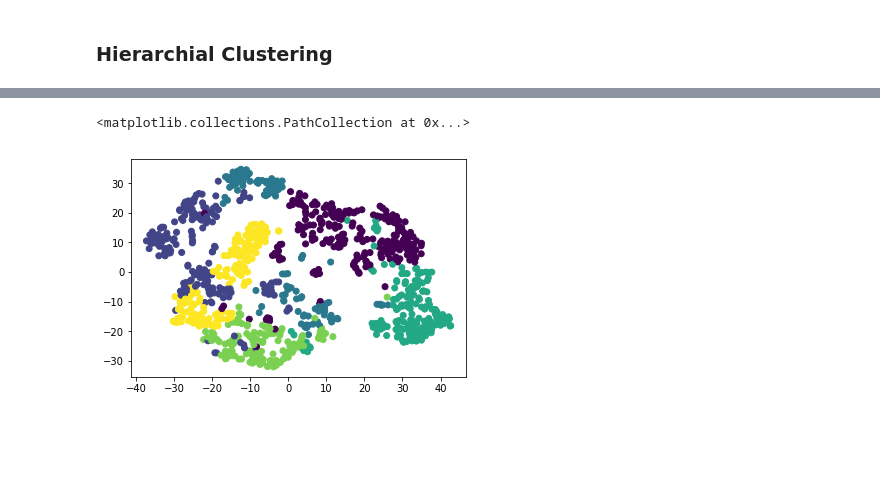
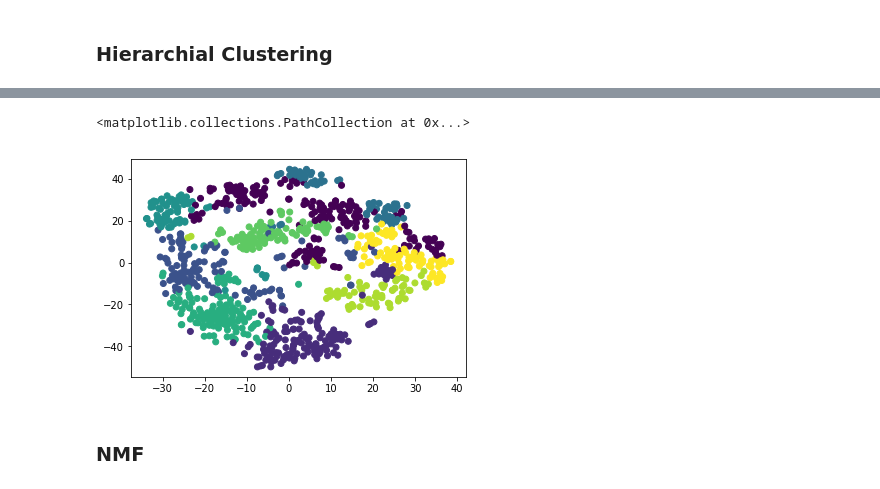
Before and after one commit to dariazhuk357/Capstone_Project_2, a Jupyter notebook: Machine Learning/Machine Learning .ipynb, the cells around one changed output, grey strips where cells are left out. Saved outputs shown, nothing was run; the diff lists cells and outputs as text; code cells hidden in the pictures; blank space fills up the shorter version.

```diff
--- a/Machine Learning/Machine Learning .ipynb
+++ b/Machine Learning/Machine Learning .ipynb
@@ -27,8 +32,8 @@ df_dv.head()
 ### Scaling data
 # %%
 array=df_dv.drop(columns='Title').values
-std_sc=StandardScaler()
-array=std_sc.fit_transform(array)
+st_sc=StandardScaler()
+st_sc_array=st_sc.fit_transform(array)
 # %% [markdown]
 ### Dimensionality Reduction
 # %%
@@ -50,8 +61,8 @@ plt.axvline(15,color='red')
 # %% [markdown]
 The cut-off point was chosen to be around 15.
 # %%
-mpca=PCA(n_components=15)
-dim_red_array=mpca.fit_transform(array)
+mpca=PCA(n_components=76)
+dim_red_array=mpca.fit_transform(st_sc_array)
 # %% [markdown]
 ### KMeans Clustering
 # %% [markdown]
@@ -150,4 +125,0 @@ plt.scatter(xs,ys,c=km_pred)
-# %%
-db_model=DBSCAN(eps=9,min_samples=15)
-db_model.fit(dim_red_array)
-db_pred=db_model.labels_
@@ -251,4 +137,6 @@ plt.show()
 # %%
-ag_model=AgglomerativeClustering(n_clusters=6)
+ag_model=AgglomerativeClustering(n_clusters=9)
 ag_model.fit(dim_red_array)
 ag_pred=ag_model.labels_
+df_ag=pd.DataFrame({'Title':df_dv['Title'],'Cluster_ID':ag_pred})
+df_ag.head(15)
@@ -280,9 +160,11 @@ df_pca_ag.head(30)
 # %%
-tsne=TSNE(learning_rate=100)
+tsne=TSNE(learning_rate=70)
 tsne_feat=tsne.fit_transform(dim_red_array)
 xs = tsne_feat[:,0]
 ys = tsne_feat[:,1]
 plt.scatter(xs,ys,c=ag_pred)
 # %% [output]
 <matplotlib.collections.PathCollection at 0x...>
-[figure, old version]
+[figure, new version]
+# %% [markdown]
+### NMF
```
Also changed, not shown: parts of 43 cells of this notebook.
